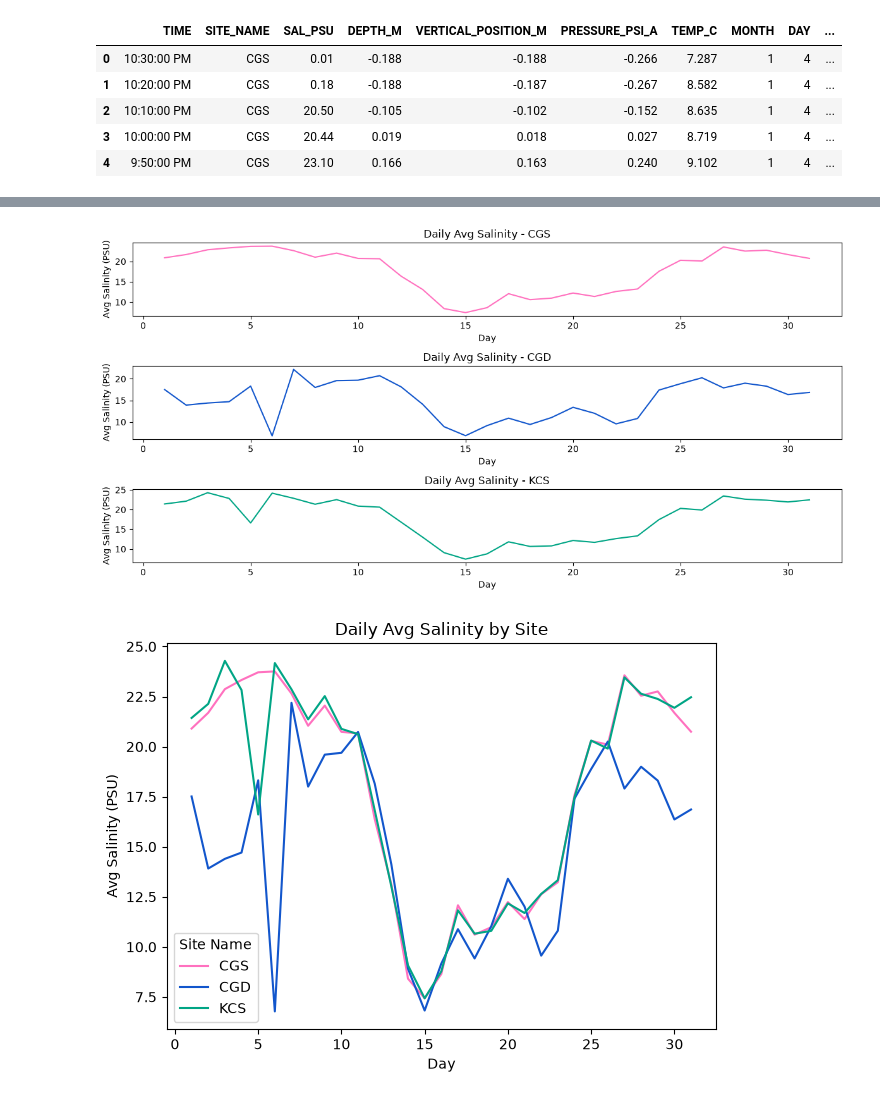
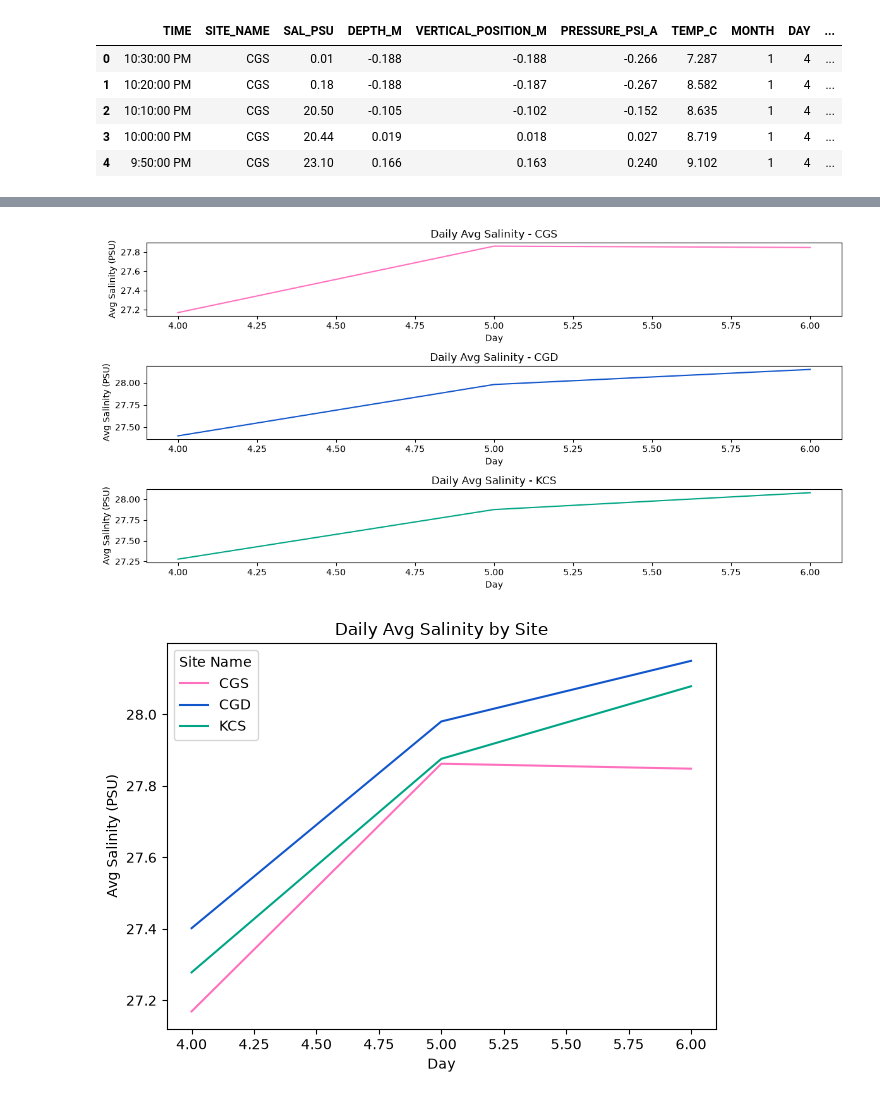
Before and after one commit to rippetl/atmospheric-rivers-skagit-bay, a Jupyter notebook: swinomish_sensor_data_viz.ipynb, the cells around one changed output, grey strips where cells are left out. Saved outputs shown, nothing was run; the diff lists cells and outputs as text; code cells hidden in the pictures.

```diff
--- a/swinomish_sensor_data_viz.ipynb
+++ b/swinomish_sensor_data_viz.ipynb
@@ -27,6 +27,10 @@ decJan25.head()
 | 3 | 10:00:00 PM | CGS | 20.44 | 0.019 | 0.018 | 0.027 | 8.719 | 1 | 4 | ... |
 | 4 | 9:50:00 PM | CGS | 23.10 | 0.166 | 0.163 | 0.240 | 9.102 | 1 | 4 | ... |
 # %%
+#filter out depths less than 25 cm (sensor is probably out of the water)
+decJan25 = decJan25[decJan25['DEPTH_M'] >= .25]
+junJul26 = junJul26[junJul26['DEPTH_M'] >= .25]
+
 #make datetime column
 decJan25['DATETIME'] = pd.to_datetime(decJan25['YEAR'].astype(str) + '-' + decJan25['MONTH'].astype(str) + '-' + decJan25['DAY'].astype(str) + ' ' + decJan25['TIME'].astype(str), format='%Y-%m-%d %I:%M:%S %p')
 junJul26['DATETIME'] = pd.to_datetime(junJul26['YEAR'].astype(str) + '-' + junJul26['MONTH'].astype(str) + '-' + junJul26['DAY'].astype(str) + ' ' + junJul26['TIME'].astype(str), format='%Y-%m-%d %I:%M:%S %p')
@@ -66,10 +87,14 @@ plt.show()
 #plot average daily salinity for each site jun - jul
 fig, ax = plt.subplots(nrows=4, ncols=1, figsize=(12, 10))
 dailyAvg = (junJul26.groupby(["SITE_NAME", "DAY"])["SAL_PSU"].mean().reset_index())
+days = [16, 17, 18, 19, 20, 21, 22, 23, 24, 25, 26, 27, 28, 29, 30, 1, 2, 3, 4, 5, 6, 7, 8, 9, 10, 11, 12, 13]
+dailyAvg['DAY'] = pd.Categorical(dailyAvg['DAY'], categories=days, ordered=True)
+dailyAvg = dailyAvg.sort_values(['SITE_NAME', 'DAY']).reset_index(drop=True)
 
 for i, site in enumerate(junJulSites):
     siteData = dailyAvg[dailyAvg["SITE_NAME"] == site]
-    ax[i].plot(siteData["DAY"], siteData["SAL_PSU"], color=colors[i])
+    xlabels = siteData["DAY"].astype(str)
+    ax[i].plot(xlabels, siteData["SAL_PSU"], color=colors[i])
     ax[i].set_xlabel("Day")
     ax[i].set_ylabel("Avg Salinity (PSU)")
     ax[i].set_title(f"Daily Avg Salinity - {site}")
@@ -78,7 +103,8 @@ plt.show()
 
 for i, site in enumerate(junJulSites):
     siteData = dailyAvg[dailyAvg["SITE_NAME"] == site]
-    plt.plot(siteData["DAY"], siteData["SAL_PSU"], color=colors[i], label=site)
+    xlabels = siteData["DAY"].astype(str)
+    plt.plot(xlabels, siteData["SAL_PSU"], color=colors[i], label=site)
 plt.xlabel("Day")
 plt.ylabel("Avg Salinity (PSU)")
 plt.title("Daily Avg Salinity by Site")
@@ -91,30 +117,37 @@ plt.show()
 # %%
 #plot average daily salinity for each site dec - jan
+
+#FIX THIS BECAUSE IT STILL ISN'T A GOOD WAY TO DO IT
+# BECAUSE FOR THE DEC - JAN THERE ARE OVERLAPPING DAYS AND THEY WILL AVERAGE TOGETHER EVEN THOUGH
+# THEY ARE IN THE DIFFERENT MONTHS!!!!!
 fig, ax = plt.subplots(nrows=3, ncols=1, figsize=(12, 6))
+dailyAvg = (junJul26.groupby(["SITE_NAME", "DAY"])["SAL_PSU"].mean().reset_index())
+days = [4, 5, 6 ]
+dailyAvg['DAY'] = pd.Categorical(dailyAvg['DAY'], categories=days, ordered=True)
+dailyAvg = dailyAvg.sort_values(['SITE_NAME', 'DAY']).reset_index(drop=True)
 
-dailyAvg = (decJan25.groupby(["SITE_NAME", "DAY"])["SAL_PSU"].mean().reset_index())
 
 for i, site in enumerate(decJanSites):
     siteData = dailyAvg[dailyAvg["SITE_NAME"] == site]
     ax[i].plot(siteData["DAY"], siteData["SAL_PSU"], color=colors[i])
     ax[i].set_xlabel("Day")
     ax[i].set_ylabel("Avg Salinity (PSU)")
     ax[i].set_title(f"Daily Avg Salinity - {site}")
 plt.tight_layout()
 plt.show()
 
 for i, site in enumerate(decJanSites):
     siteData = dailyAvg[dailyAvg["SITE_NAME"] == site]
     plt.plot(siteData["DAY"], siteData["SAL_PSU"], color=colors[i], label=site)
 plt.xlabel("Day")
 plt.ylabel("Avg Salinity (PSU)")
 plt.title("Daily Avg Salinity by Site")
 plt.legend(title="Site Name")
 plt.tight_layout()
 plt.show()
 # %% [output]
-[figure, old version]
+[figure, new version]
-[figure, old version]
+[figure, new version]
 # %%
 #plot rolling average of salinity for each site jun - jul
 fig, ax = plt.subplots(nrows=4, ncols=1, figsize=(12, 10))
```
Also changed, not shown: parts of 6 cells of this notebook, 1 other file.
